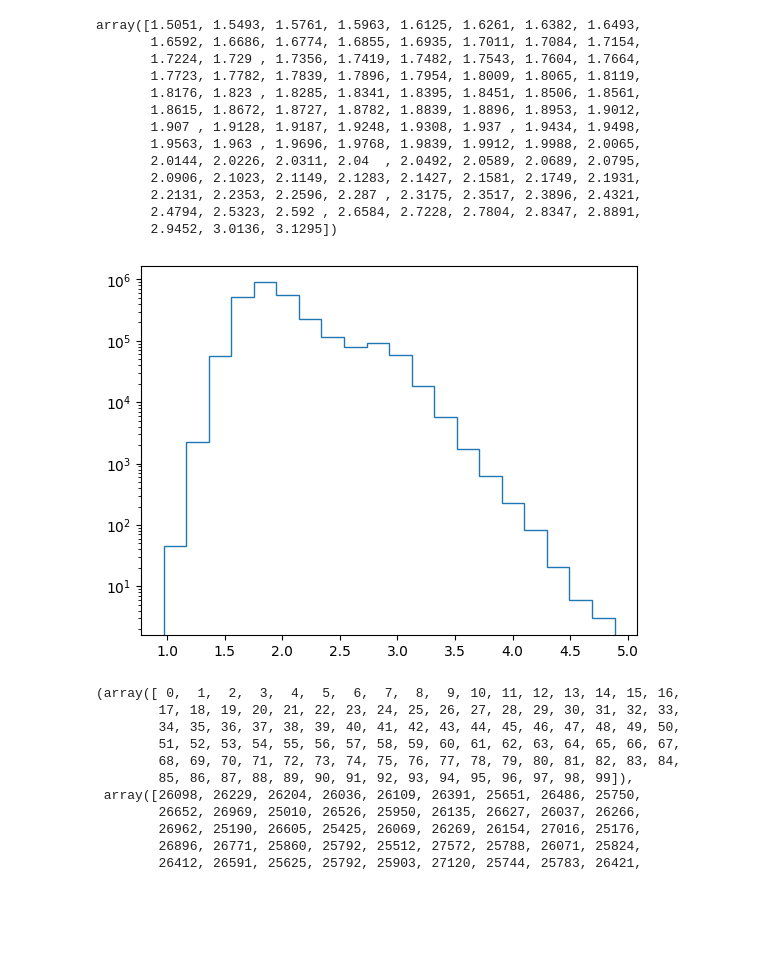
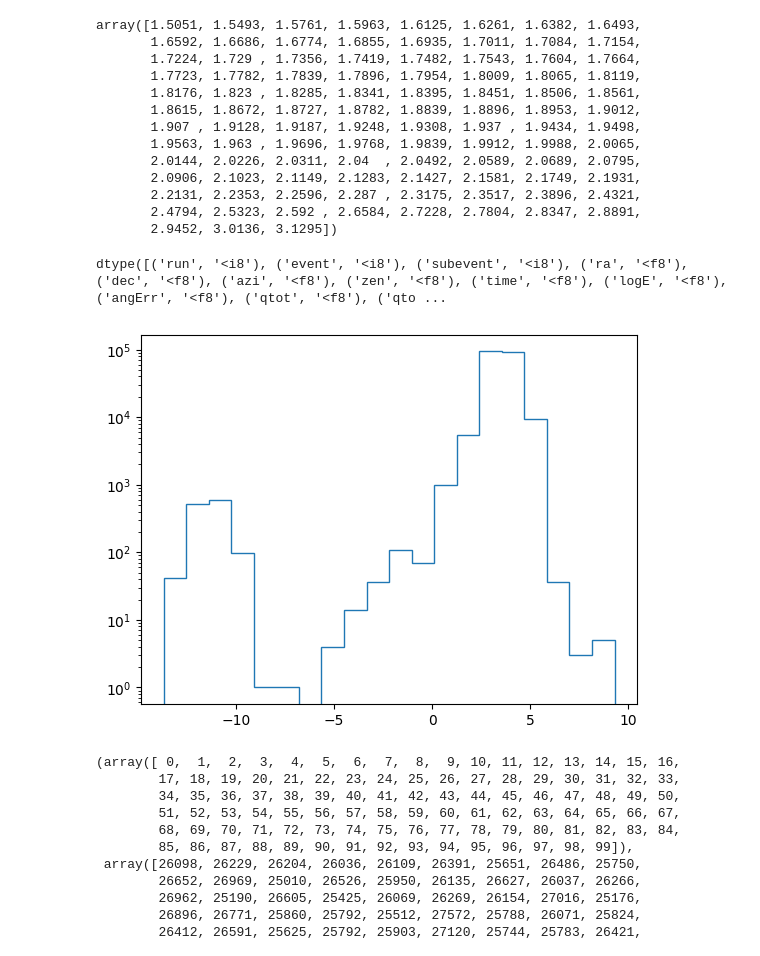
Before and after one commit to MACampana/BinnedTracks, a Jupyter notebook: NEW_BinnedAnalysis.ipynb, the cells around one changed output. Saved outputs shown, nothing was run; the diff lists cells and outputs as text; code cells hidden in the pictures; blank space fills up the shorter version.

```diff
--- a/NEW_BinnedAnalysis.ipynb
+++ b/NEW_BinnedAnalysis.ipynb
@@ -1357,7 +1378,7 @@ plt.show()
 DATA INSPECTION
 ---
 # %%
-file = 'data/level2/exp/Level2_06272020_exp.npy'
+file = 'data/level3/exp/Level3_06272020_exp.npy'
 data = np.load(file)
 
 #mc = np.load('data/level2/sim/npy/Level2_sim.npy')
@@ -1398,13 +1419,17 @@ array([1.5051, 1.5493, 1.5761, 1.5963, 1.6125, 1.6261, 1.6382, 1.6493,
        2.2131, 2.2353, 2.2596, 2.287 , 2.3175, 2.3517, 2.3896, 2.4321,
        2.4794, 2.5323, 2.592 , 2.6584, 2.7228, 2.7804, 2.8347, 2.8891,
        2.9452, 3.0136, 3.1295])
+# %%
+data.dtype
+# %% [output]
+dtype([('run', '<i8'), ('event', '<i8'), ('subevent', '<i8'), ('ra', '<f8'), ('dec', '<f8'), ('azi', '<f8'), ('zen', '<f8'), ('time', '<f8'), ('logE', '<f8'), ('angErr', '<f8'), ('qtot', '<f8'), ('qto ...
 # %%
 plt.figure(facecolor='w')
-plt.hist(np.log10(data['qtot']), bins=20, histtype='step')
+plt.hist(data['logE'], bins=20, histtype='step')
 plt.semilogy()
 plt.show()
 # %% [output]
-[figure, old version]
+[figure, new version]
 # %%
 np.unique(np.digitize(np.log10(data['qtot']), np.array(q_bins).round(4)), return_counts=True)
 # %% [output]
```
Also changed, not shown: parts of 20 cells of this notebook, 1 other file.
